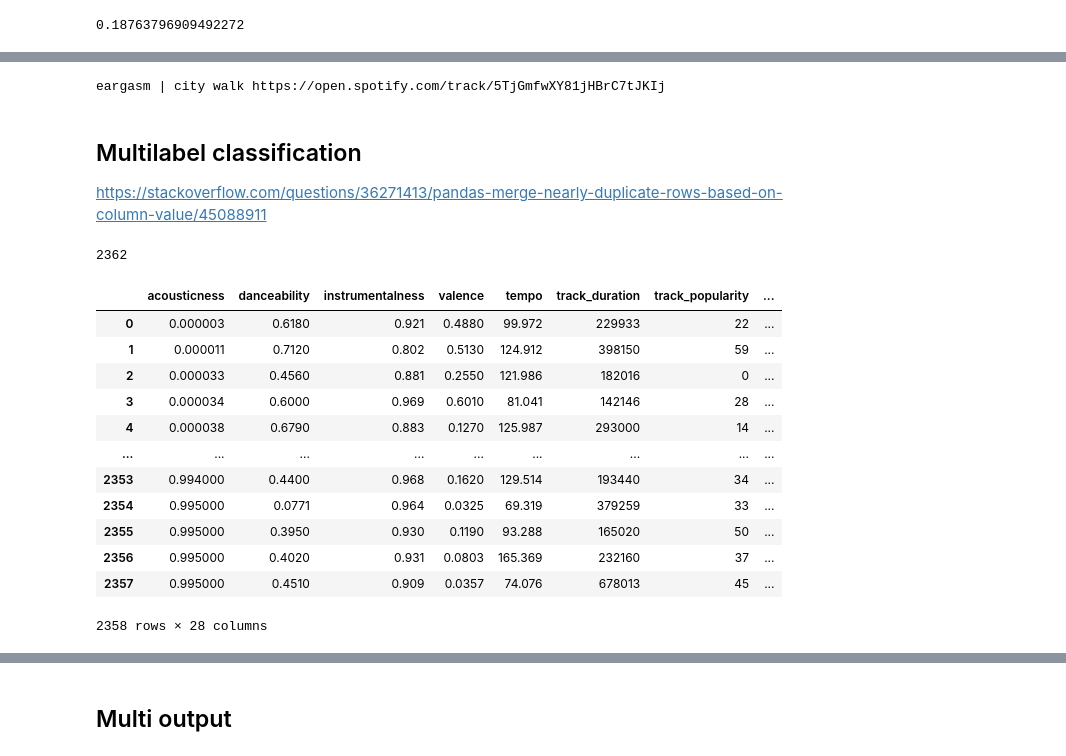
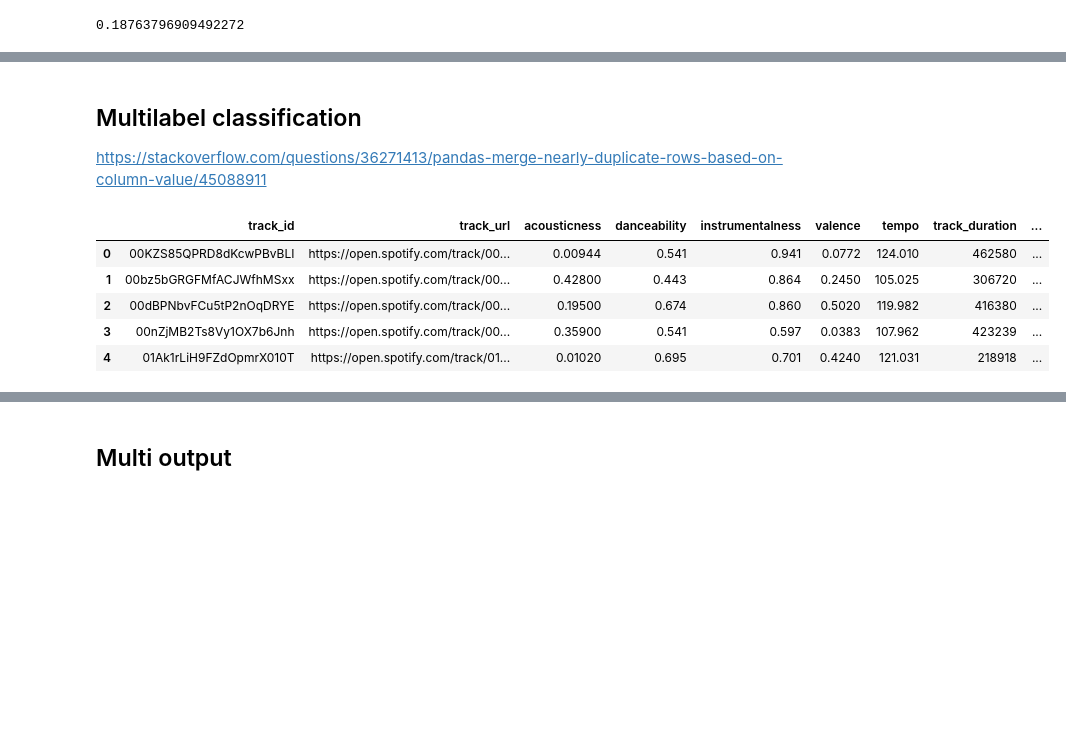
Before and after one commit to adamsiemaszkiewicz/eargasm-music, a Jupyter notebook: eargasm_Classification.ipynb, the cells around one changed output, grey strips where cells are left out. Saved outputs shown, nothing was run; the diff lists cells and outputs as text; code cells hidden in the pictures; blank space fills up the shorter version.

```diff
--- a/eargasm_Classification.ipynb
+++ b/eargasm_Classification.ipynb
@@ -211,44 +220,32 @@ probabilities(random_number)
-# %%
-check_accuracy(random_number)
-# %% [output]
-eargasm | city walk https://open.spotify.com/track/5TjGmfwXY81jHBrC7tJKIj
 # %% [markdown]
 ## Multilabel classification
 https://stackoverflow.com/questions/36271413/pandas-merge-nearly-duplicate-rows-based-on-column-value/45088911
-# %%
-final_df['track_id'].unique().shape[0]
-# %% [output]
-2362
 # %%
-columns = final_df.columns.to_list()
-columns.remove('track_playlist')
+# columns = final_df.columns.to_list()
+# columns.remove('track_playlist')
 
-df_nodup = final_df.copy()
-df=df_nodup[['acousticness', 'danceability', 'instrumentalness', 'valence', 'tempo', 'track_duration', 'track_popularity', 'track_playlist']]
-# df_nodup=df_nodup[df_nodup.duplicated(['track_id'])].sort_values(by='track_id')
-# df_nodup
+columns = [
+           'track_id',
+           'track_url',
+           'acousticness',
+           'danceability',
+           'instrumentalness',
+           'valence',
+           'tempo',
+           'track_duration',
+           'track_popularity',
+           'track_playlist'
+          ]
 
-# df_nodup['track_id'].unique().shape[0]
-# df = df_nodup.groupby(columns).agg({'track_playlist': ', '.join})
+# df_nodup = final_df.copy()
+df = final_df.copy()[columns]
 
-# df = df.groupby(columns)['track_playlist'].apply(', '.join).reset_index()
-# df
-
-# df_nodup.loc[:, 'track_playlist'].groupby(columns).apply(list).reset_index()
-
-df = df_nodup.groupby(['acousticness', 'danceability', 'instrumentalness', 'valence', 'tempo', 'track_duration', 'track_popularity']).agg(list).reset_index()
-df
+df = df.groupby(['track_id', 'track_url', 'acousticness', 'danceability', 'instrumentalness', 'valence', 'tempo', 'track_duration', 'track_popularity']).agg(list).reset_index()
+df.head()
 # %% [output]
-|  | acousticness | danceability | instrumentalness | valence | tempo | track_duration | track_popularity | ... |
-| 0 | 0.000003 | 0.6180 | 0.921 | 0.4880 | 99.972 | 229933 | 22 | ... |
-| 1 | 0.000011 | 0.7120 | 0.802 | 0.5130 | 124.912 | 398150 | 59 | ... |
-| 2 | 0.000033 | 0.4560 | 0.881 | 0.2550 | 121.986 | 182016 | 0 | ... |
-| 3 | 0.000034 | 0.6000 | 0.969 | 0.6010 | 81.041 | 142146 | 28 | ... |
-| 4 | 0.000038 | 0.6790 | 0.883 | 0.1270 | 125.987 | 293000 | 14 | ... |
-| ... | ... | ... | ... | ... | ... | ... | ... | ... |
-| 2353 | 0.994000 | 0.4400 | 0.968 | 0.1620 | 129.514 | 193440 | 34 | ... |
-| 2354 | 0.995000 | 0.0771 | 0.964 | 0.0325 | 69.319 | 379259 | 33 | ... |
-| 2355 | 0.995000 | 0.3950 | 0.930 | 0.1190 | 93.288 | 165020 | 50 | ... |
-| 2356 | 0.995000 | 0.4020 | 0.931 | 0.0803 | 165.369 | 232160 | 37 | ... |
-| 2357 | 0.995000 | 0.4510 | 0.909 | 0.0357 | 74.076 | 678013 | 45 | ... |
+|  | track_id | track_url | acousticness | danceability | instrumentalness | valence | tempo | track_duration | ... |
+| 0 | 00KZS85QPRD8dKcwPBvBLI | https://open.spotify.com/track/00... | 0.00944 | 0.541 | 0.941 | 0.0772 | 124.010 | 462580 | ... |
+| 1 | 00bz5bGRGFMfACJWfhMSxx | https://open.spotify.com/track/00... | 0.42800 | 0.443 | 0.864 | 0.2450 | 105.025 | 306720 | ... |
+| 2 | 00dBPNbvFCu5tP2nOqDRYE | https://open.spotify.com/track/00... | 0.19500 | 0.674 | 0.860 | 0.5020 | 119.982 | 416380 | ... |
+| 3 | 00nZjMB2Ts8Vy1OX7b6Jnh | https://open.spotify.com/track/00... | 0.35900 | 0.541 | 0.597 | 0.0383 | 107.962 | 423239 | ... |
+| 4 | 01Ak1rLiH9FZdOpmrX010T | https://open.spotify.com/track/01... | 0.01020 | 0.695 | 0.701 | 0.4240 | 121.031 | 218918 | ... |
-2358 rows × 28 columns
```
Also changed, not shown: parts of 18 cells of this notebook.
